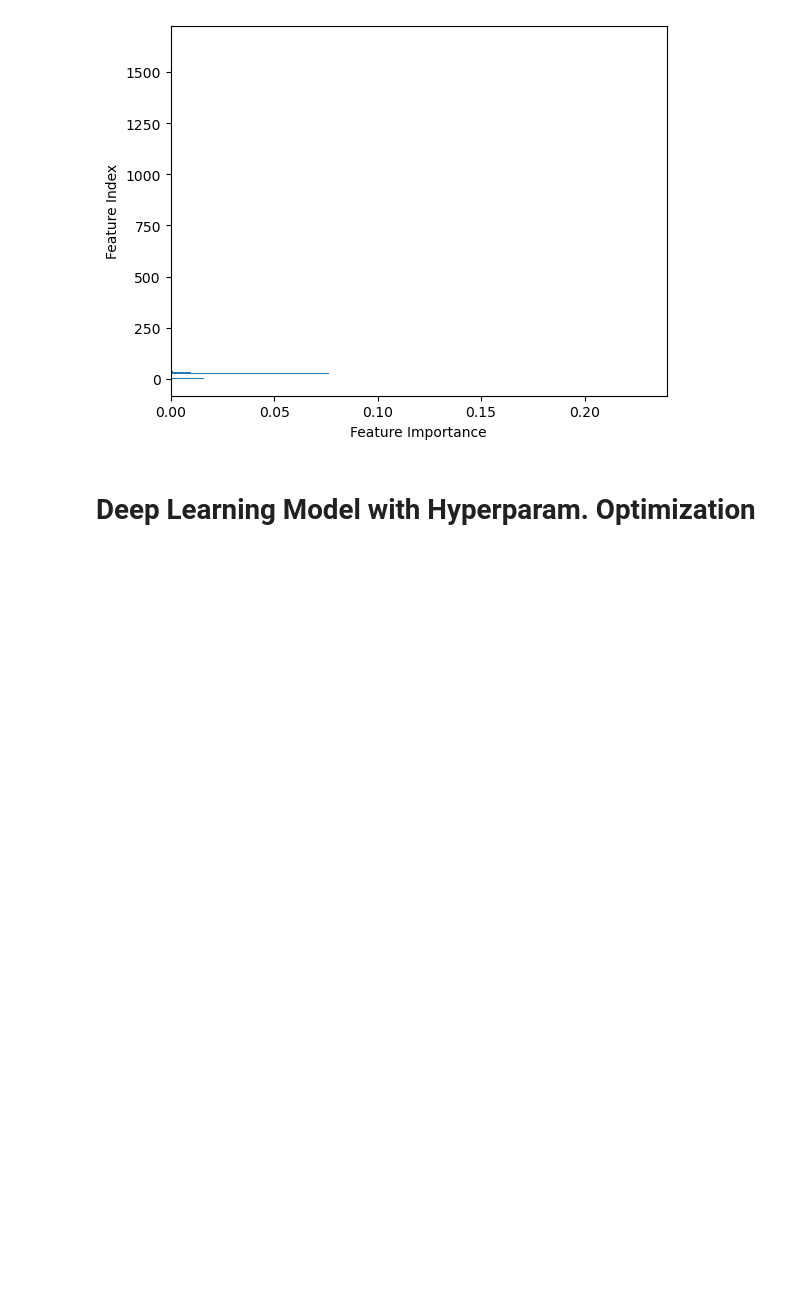
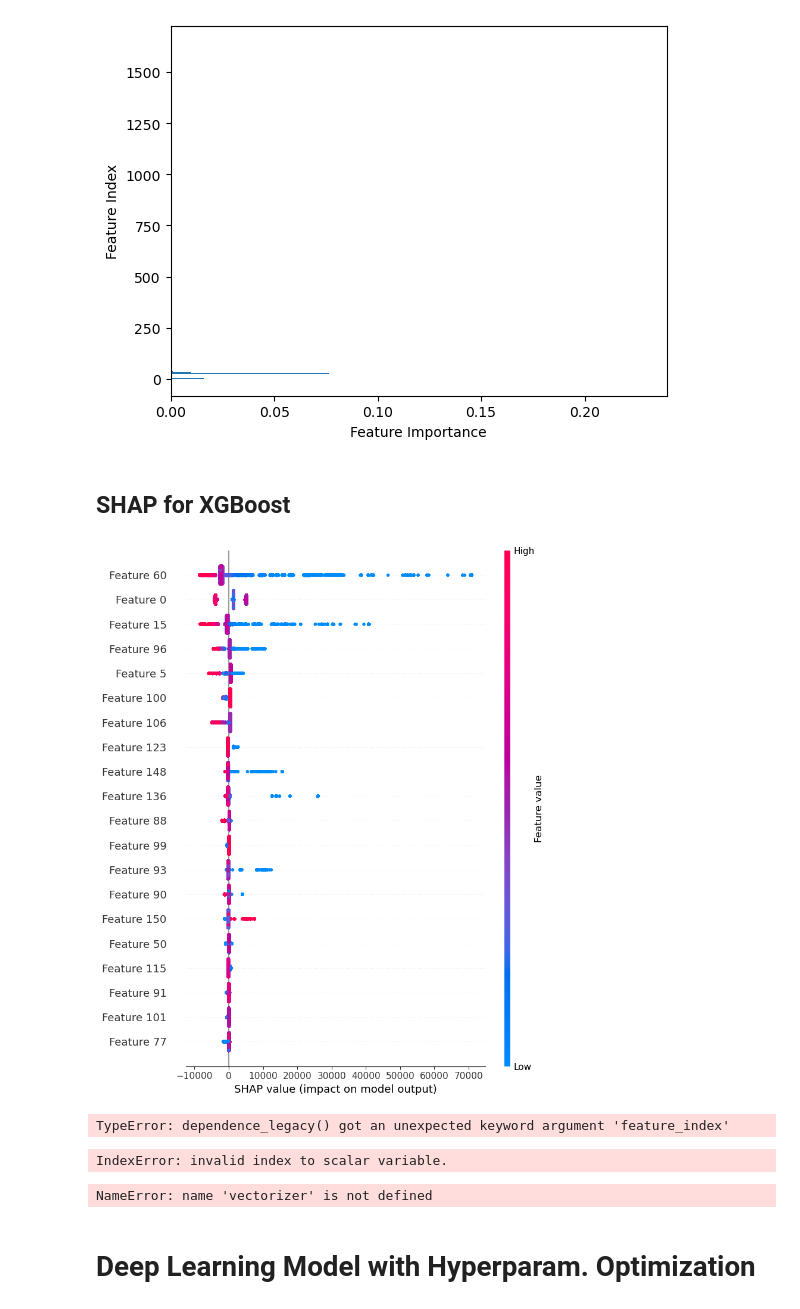
Before and after one commit to madisongarccia/486project, a Jupyter notebook: code/working_income.ipynb, the cells around one changed output. Saved outputs shown, nothing was run; the diff lists cells and outputs as text; code cells hidden in the pictures; blank space fills up the shorter version.

```diff
--- a/code/working_income.ipynb
+++ b/code/working_income.ipynb
@@ -362,6 +373,39 @@ plt.ylabel('Feature Index')
 plt.show()
 # %% [output]
 [figure]
+# %% [markdown]
+## SHAP for XGBoost
+# %%
+# create explainer for trained model
+X_train_dense = X_train_processed.toarray()
+explainer = shap.Explainer(xgb_model, X_train_dense)
+# get SHAP values
+shap_values = explainer(X_train_dense)
+#visualize SHAP vals
+shap.summary_plot(shap_values, X_train_dense)
+# %% [output]
+[figure, added]
+# %%
+# dependence plot - show how a feature impacts predictions
+# Replace 'feature_index' with the column index of the feature you want to plot
+shap.dependence_plot(feature_index=0, shap_values=shap_values.values, features=X_train_dense)
+# %% [output]
+TypeError: dependence_legacy() got an unexpected keyword argument 'feature_index'
+# %%
+# Replace 'index' with the index of the row you want to explain
+shap.force_plot(explainer.expected_value[0], shap_values.values[index, :], X_train_dense[index, :])
+# %% [output]
+IndexError: invalid index to scalar variable.
+# %%
+# what is on class notes
+exp = shap.Explanation(
+    values=shap_values[:, 1],  # Replace `1` with the correct index if needed
+    base_values=explainer.expected_value,  # Scalar value
+    data=X_train_processed.toarray(),
+    feature_names=vectorizer.get_feature_names_out()
+)
+# %% [output]
+NameError: name 'vectorizer' is not defined
 # %% [markdown]
 # Deep Learning Model with Hyperparam. Optimization
 # %%
```
Also changed, not shown: parts of 27 cells of this notebook, 11 other files.
